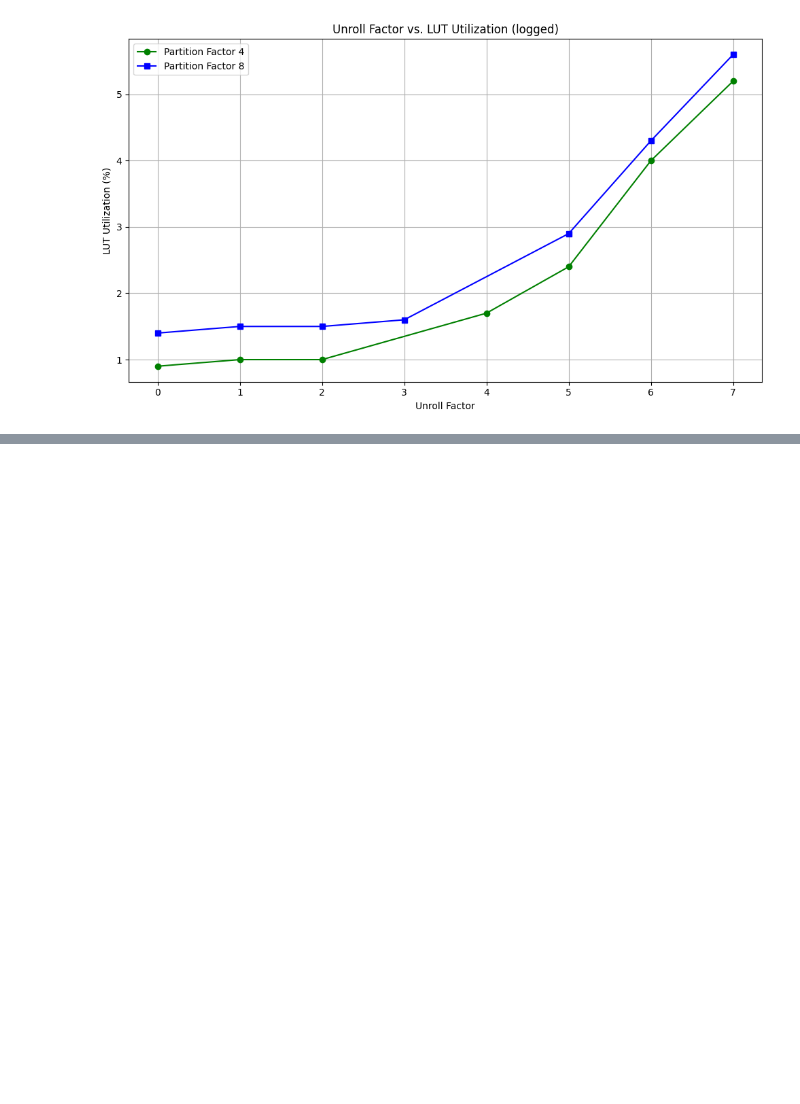
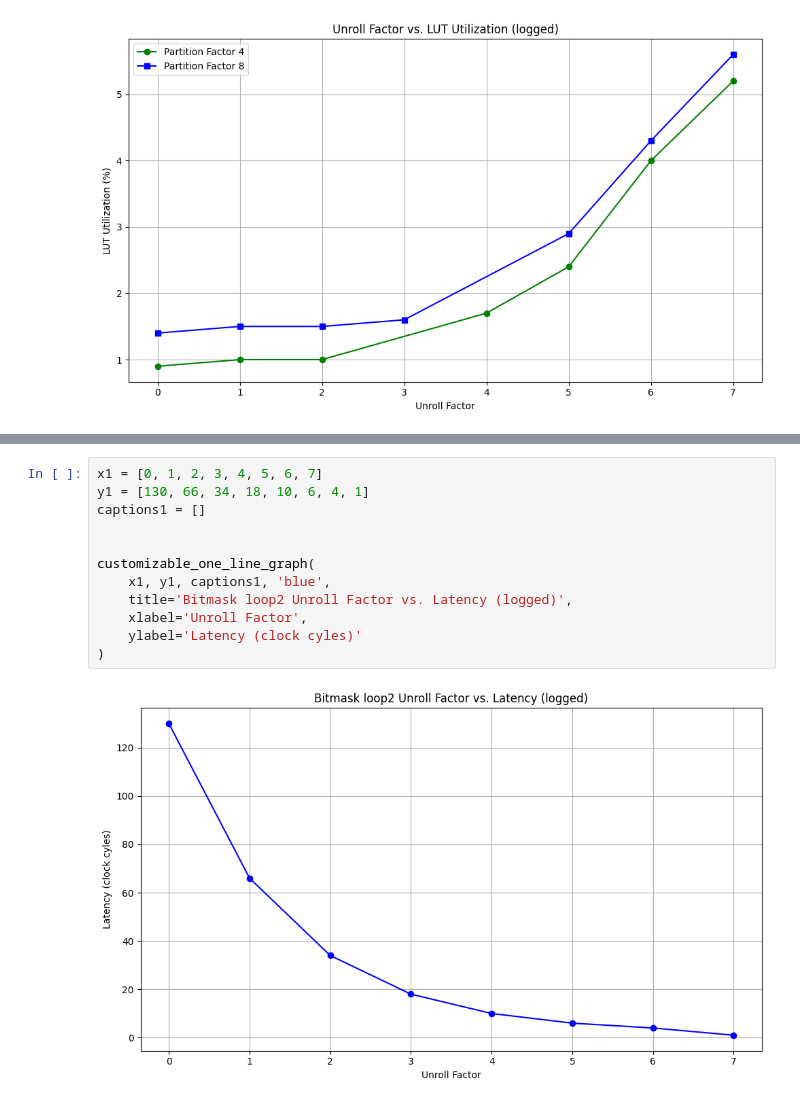
Before and after one commit to mlarson02/LargeRadiusJets, a Jupyter notebook: data/gep_plots.ipynb, the cells around one changed output, grey strips where cells are left out. Drawn from its saved outputs; the diff is of its cells as text; blank space fills up the shorter version.

```diff
--- a/data/gep_plots.ipynb
+++ b/data/gep_plots.ipynb
@@ -182,0 +225,14 @@ customizable_two_line_graph(
+# %%
+x1 = [0, 1, 2, 3, 4, 5, 6, 7]
+y1 = [130, 66, 34, 18, 10, 6, 4, 1]
+captions1 = []
+
+
+customizable_one_line_graph(
+    x1, y1, captions1, 'blue',
+    title='Bitmask loop2 Unroll Factor vs. Latency (logged)',
+    xlabel='Unroll Factor',
+    ylabel='Latency (clock cyles)'
+)
+# %% [output]
+[figure, added]
```
Also changed, not shown: parts of 6 cells of this notebook.
